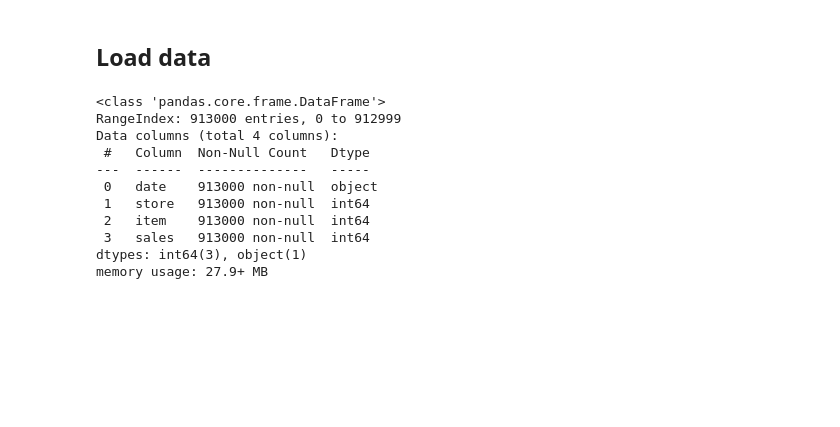
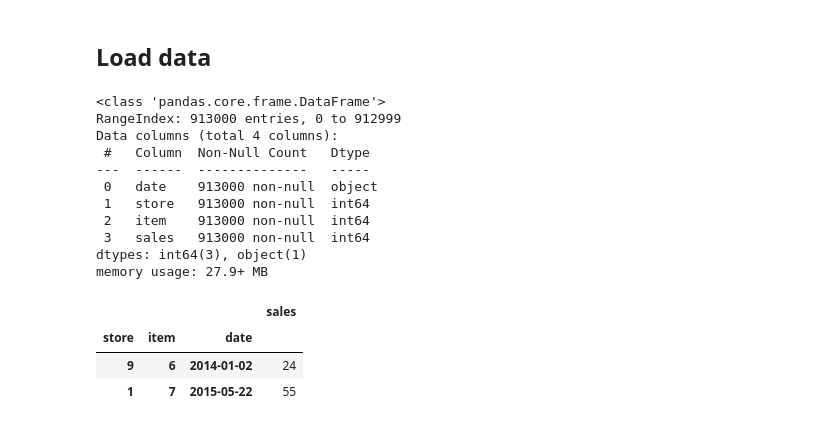
Before and after one commit to mateuszkasprowicz/linear-trees, a Jupyter notebook: notebooks/store_demand.ipynb, the cells around one changed output. Saved outputs shown, nothing was run; the diff lists cells and outputs as text; code cells hidden in the pictures; blank space fills up the shorter version.

```diff
--- a/notebooks/store_demand.ipynb
+++ b/notebooks/store_demand.ipynb
@@ -40,4 +41,11 @@ Data columns (total 4 columns):
  3   sales   913000 non-null  int64
 dtypes: int64(3), object(1)
 memory usage: 27.9+ MB
+# %%
+data.sample(2)
+# %% [output]
+|  |  |  | sales |
+| store | item | date |  |
+| 9 | 6 | 2014-01-02 | 24 |
+| 1 | 7 | 2015-05-22 | 55 |
 # %%
```
Also changed, not shown: parts of 23 cells of this notebook.
